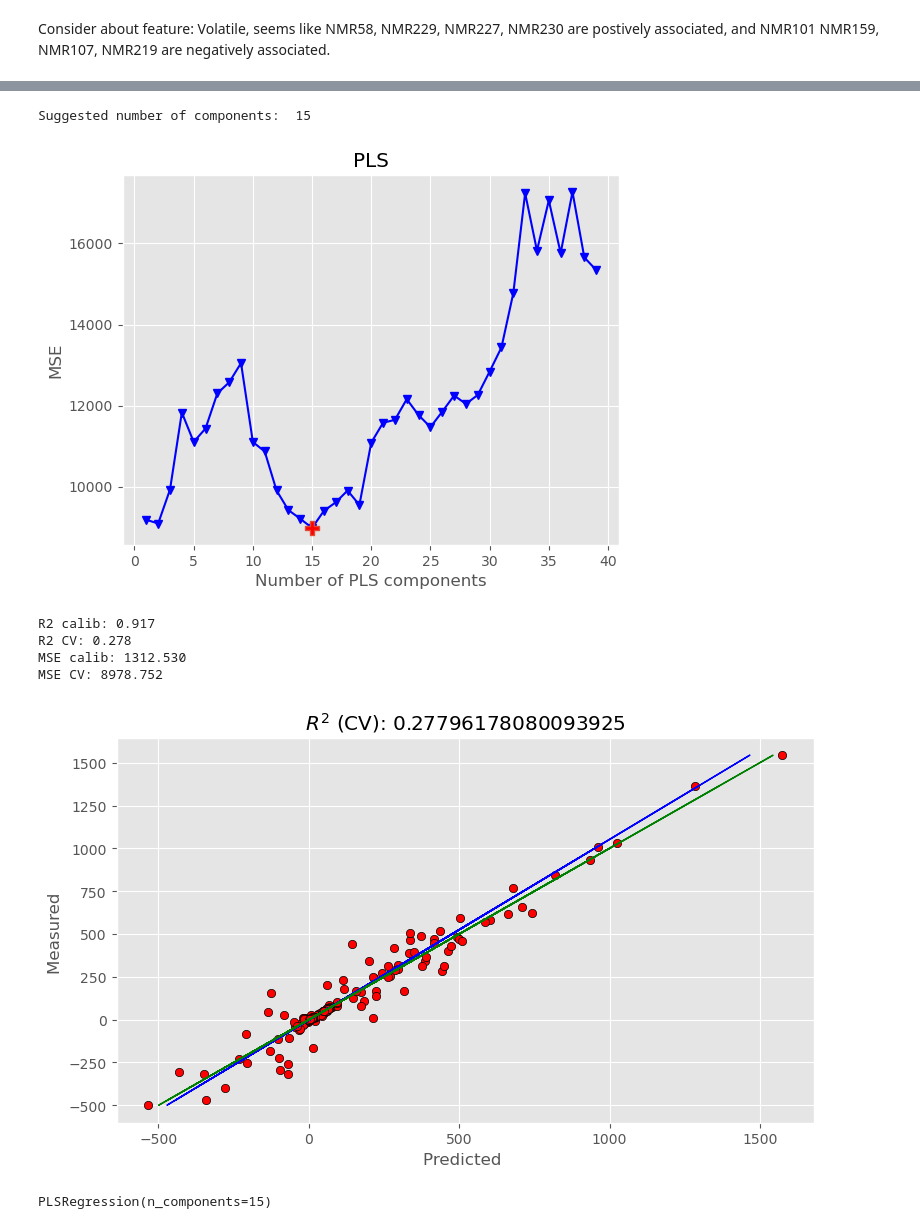
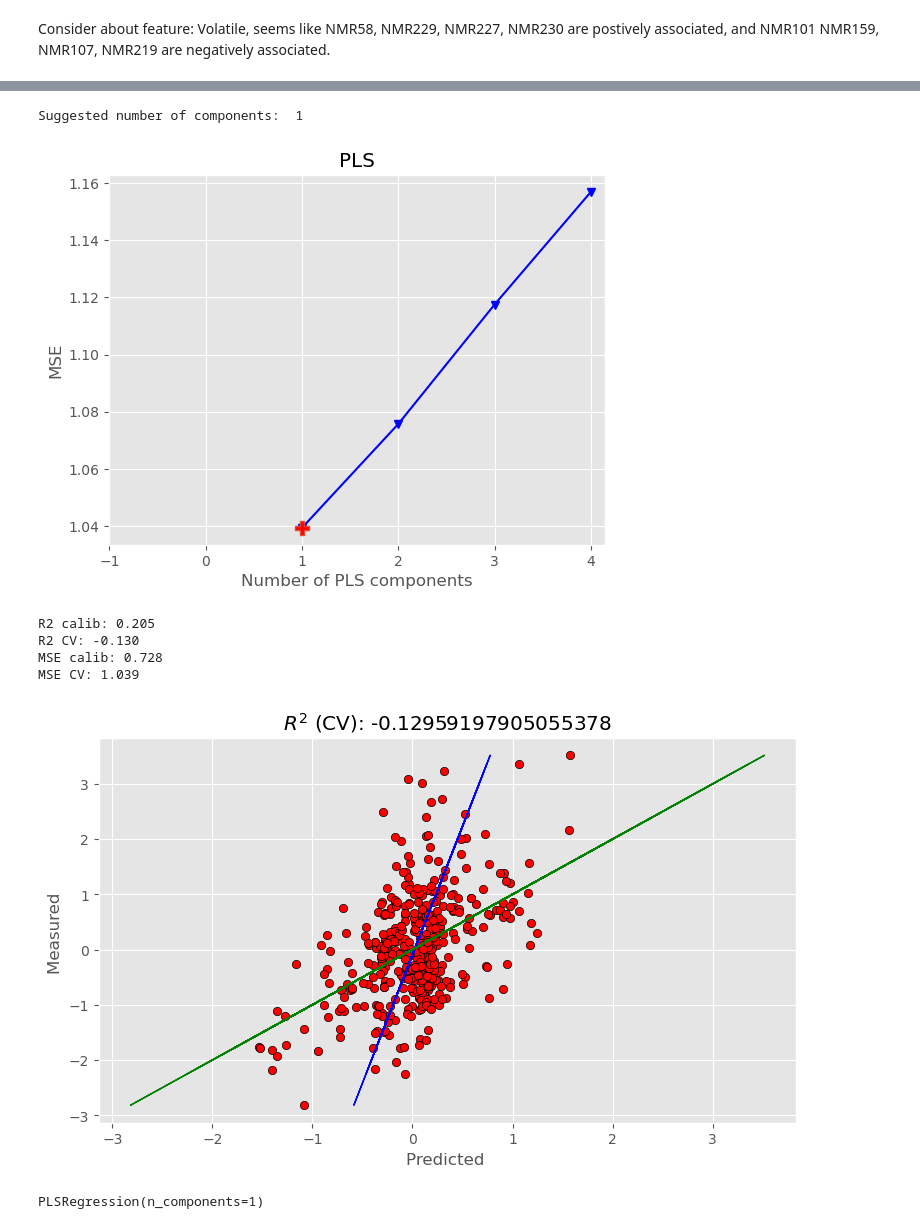
Before and after one commit to Jadelu03/M3, a Jupyter notebook: PLS.ipynb, the cells around one changed output, grey strips where cells are left out. Drawn from its saved outputs; the diff is of its cells as text; code cells hidden in the pictures.

```diff
--- a/PLS.ipynb
+++ b/PLS.ipynb
@@ -219,0 +501,6 @@ ax.axhline(y=0, linestyle='--', color='red', linewidth=2)
+# %%
+scaler_X = StandardScaler()
+scaler_y = StandardScaler()
+
+X_scaled = scaler_X.fit_transform(X_numeric_reset)
+y_scaled = scaler_y.fit_transform(y_numeric_reset)
@@ -219,0 +527,7 @@ ax.axhline(y=0, linestyle='--', color='red', linewidth=2)
+# %%
+#  Split the data into training and testing sets
+X_train, X_test, y_train, y_test = train_test_split(X_scaled, y_scaled, test_size=0.3, random_state=42)
+# %%
+# Apply PLS regression (set number of components; start with 2-5)
+pls = PLSRegression(n_components=5)  # You can adjust the number of components based on cross-validation
+pls.fit(X_train, y_train)
@@ -219,0 +536,6 @@ ax.axhline(y=0, linestyle='--', color='red', linewidth=2)
+# %%
+#  Predict on the test set
+y_pred = pls.predict(X_test)
+
+y_train_pred = pls.predict(X_train)
+y_test_pred = pls.predict(X_test)
@@ -226,7 +836,7 @@ def optimise_pls_cv(X, y, n_comp, plot_components=True):
     for i in component:
         pls = PLSRegression(n_components=i)
         # Cross-validation
-        y_cv = cross_val_predict(pls, X, y, cv=10)
+        y_cv = cross_val_predict(pls, X, y, cv=5)
         mse.append(mean_squared_error(y, y_cv))
 
     # Calculate position of minimum MSE
@@ -250,46 +860,46 @@ def optimise_pls_cv(X, y, n_comp, plot_components=True):
     y_c = pls_opt.predict(X)
 
     # Cross-validation
-    y_cv = cross_val_predict(pls_opt, X, y, cv=10)
+    y_cv = cross_val_predict(pls_opt, X, y, cv=5)
 
     # Calculate R2 and MSE for calibration and cross-validation
     score_c = r2_score(y, y_c)
     score_cv = r2_score(y, y_cv)
     mse_c = mean_squared_error(y, y_c)
     mse_cv = mean_squared_error(y, y_cv)
 
     print('R2 calib: %5.3f' % score_c)
     print('R2 CV: %5.3f' % score_cv)
     print('MSE calib: %5.3f' % mse_c)
     print('MSE CV: %5.3f' % mse_cv)
 
     # Plot regression results
-    z = np.polyfit(y.values.flatten(), y_c.flatten(), 1)
+    z = np.polyfit(y.flatten(), y_c.flatten(), 1)
     with plt.style.context(('ggplot')):
         fig, ax = plt.subplots(figsize=(9, 5))
         ax.scatter(y_c, y, c='red', edgecolors='k')
         # Plot best fit line
         ax.plot(np.polyval(z, y), y, c='blue', linewidth=1)
         # Plot ideal 1:1 line
         ax.plot(y, y, color='green', linewidth=1)
         plt.title('$R^{2}$ (CV): ' + str(score_cv))
         plt.xlabel('Predicted ')
         plt.ylabel('Measured ')
         plt.show()
 
     return pls_opt
 
-# Cell 9: Run the optimisation function
-optimise_pls_cv(X, y, 40, plot_components=True)
+# Run the optimisation function
+optimise_pls_cv(X_train, y_train, 5, plot_components=True)
 # %% [output]
-Suggested number of components:  15
+Suggested number of components:  1
-[figure, old version]
+[figure, new version]
-R2 calib: 0.917
-R2 CV: 0.278
-MSE calib: 1312.530
-MSE CV: 8978.752
+R2 calib: 0.205
+R2 CV: -0.130
+MSE calib: 0.728
+MSE CV: 1.039
-[figure, old version]
+[figure, new version]
-PLSRegression(n_components=15)
+PLSRegression(n_components=1)
 # %%
 y.CO2
 # %% [output]
```
Also changed, not shown: parts of 61 cells of this notebook, 2 other files.
